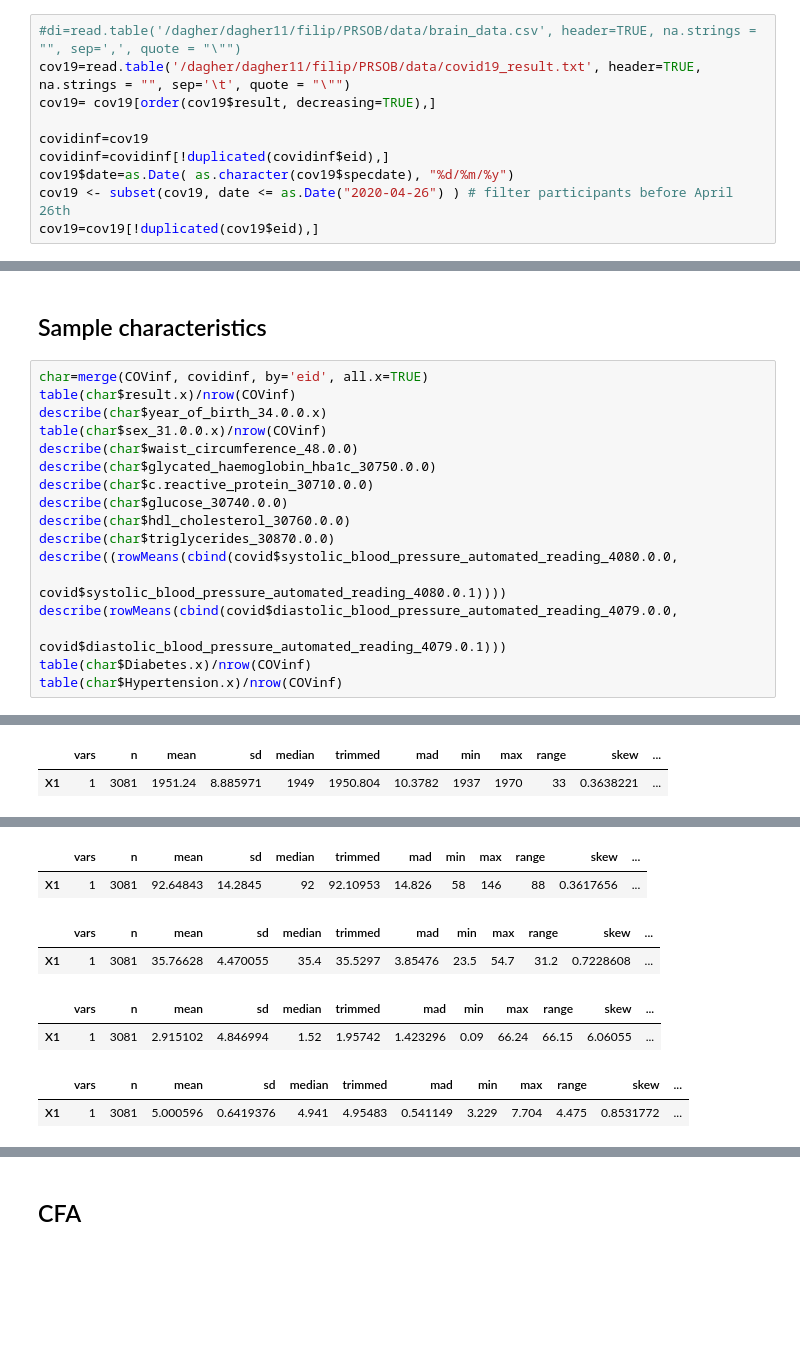
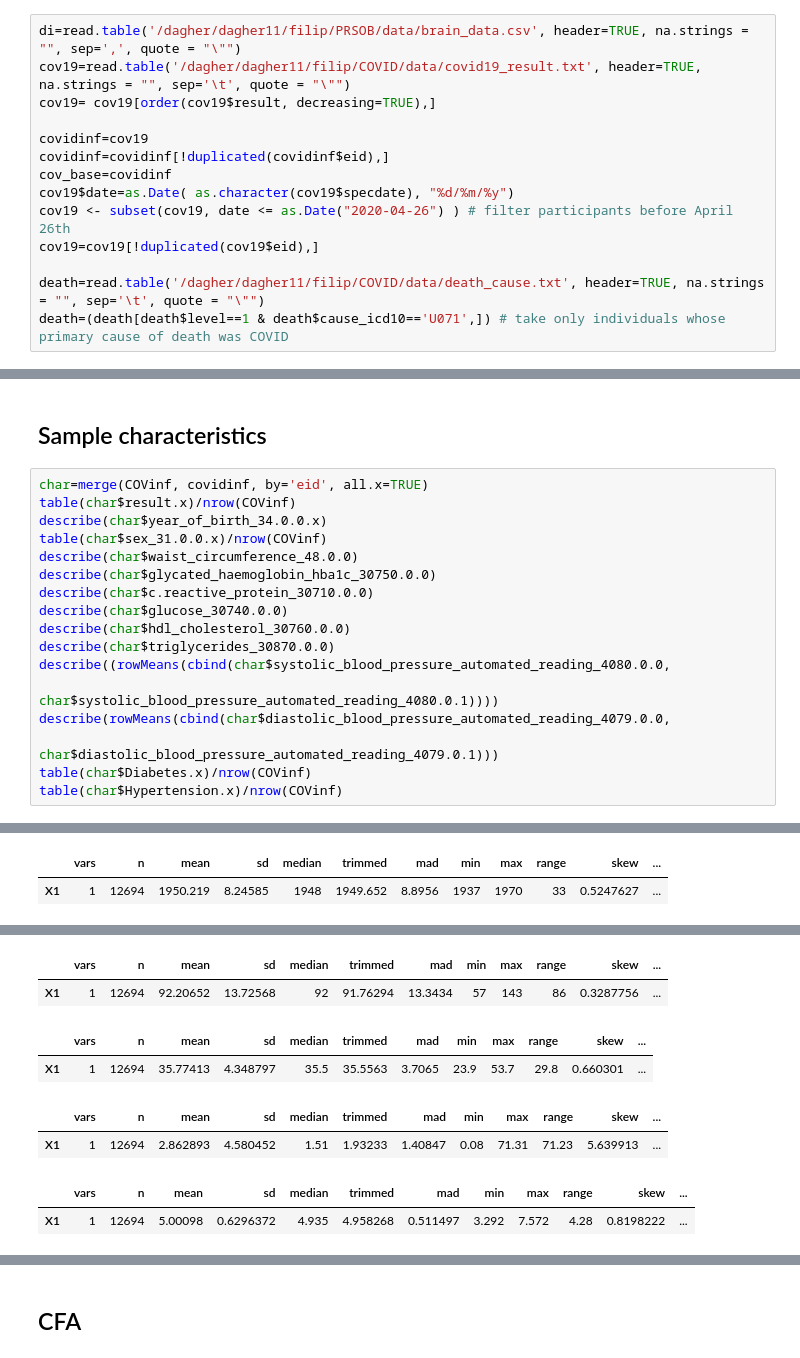
Before and after one commit to FilipMorys/COVID_MetS, a Jupyter notebook: COVID.ipynb, the cells around one changed output, grey strips where cells are left out. Saved outputs shown, nothing was run; the diff lists cells and outputs as text; blank space fills up the shorter version.

```diff
--- a/COVID.ipynb
+++ b/COVID.ipynb
@@ -46,15 +41,19 @@ a[!duplicated(a)]
 # %% [markdown]
 # Read in the data
 # %%
-#di=read.table('/dagher/dagher11/filip/PRSOB/data/brain_data.csv', header=TRUE, na.strings = "", sep=',', quote = "\"")
-cov19=read.table('/dagher/dagher11/filip/PRSOB/data/covid19_result.txt', header=TRUE, na.strings = "", sep='\t', quote = "\"")
+di=read.table('/dagher/dagher11/filip/PRSOB/data/brain_data.csv', header=TRUE, na.strings = "", sep=',', quote = "\"")
+cov19=read.table('/dagher/dagher11/filip/COVID/data/covid19_result.txt', header=TRUE, na.strings = "", sep='\t', quote = "\"")
 cov19= cov19[order(cov19$result, decreasing=TRUE),]
 
 covidinf=cov19
 covidinf=covidinf[!duplicated(covidinf$eid),]
+cov_base=covidinf
 cov19$date=as.Date( as.character(cov19$specdate), "%d/%m/%y")
 cov19 <- subset(cov19, date <= as.Date("2020-04-26") ) # filter participants before April 26th
 cov19=cov19[!duplicated(cov19$eid),]
+
+death=read.table('/dagher/dagher11/filip/COVID/data/death_cause.txt', header=TRUE, na.strings = "", sep='\t', quote = "\"")
+death=(death[death$level==1 & death$cause_icd10=='U071',]) # take only individuals whose primary cause of death was COVID
 # %% [markdown]
 ## Add hypertension and diabetes diagnosis
 # %%
@@ -145,10 +146,10 @@ describe(char$c.reactive_protein_30710.0.0)
 describe(char$glucose_30740.0.0)
 describe(char$hdl_cholesterol_30760.0.0)
 describe(char$triglycerides_30870.0.0)
-describe((rowMeans(cbind(covid$systolic_blood_pressure_automated_reading_4080.0.0,
-                                      covid$systolic_blood_pressure_automated_reading_4080.0.1))))
-describe(rowMeans(cbind(covid$diastolic_blood_pressure_automated_reading_4079.0.0,
-                                       covid$diastolic_blood_pressure_automated_reading_4079.0.1)))
+describe((rowMeans(cbind(char$systolic_blood_pressure_automated_reading_4080.0.0,
+                                      char$systolic_blood_pressure_automated_reading_4080.0.1))))
+describe(rowMeans(cbind(char$diastolic_blood_pressure_automated_reading_4079.0.0,
+                                       char$diastolic_blood_pressure_automated_reading_4079.0.1)))
 table(char$Diabetes.x)/nrow(COVinf)
 table(char$Hypertension.x)/nrow(COVinf)
 # %% [output]
@@ -157,2 +158,2 @@ table(char$Hypertension.x)/nrow(COVinf)
 |  | vars | n | mean | sd | median | trimmed | mad | min | max | range | skew | ... |
-| X1 | 1 | 3081 | 1951.24 | 8.885971 | 1949 | 1950.804 | 10.3782 | 1937 | 1970 | 33 | 0.3638221 | ... |
+| X1 | 1 | 12694 | 1950.219 | 8.24585 | 1948 | 1949.652 | 8.8956 | 1937 | 1970 | 33 | 0.5247627 | ... |
@@ -161,9 +162,9 @@ table(char$Hypertension.x)/nrow(COVinf)
 |  | vars | n | mean | sd | median | trimmed | mad | min | max | range | skew | ... |
-| X1 | 1 | 3081 | 92.64843 | 14.2845 | 92 | 92.10953 | 14.826 | 58 | 146 | 88 | 0.3617656 | ... |
+| X1 | 1 | 12694 | 92.20652 | 13.72568 | 92 | 91.76294 | 13.3434 | 57 | 143 | 86 | 0.3287756 | ... |
 |  | vars | n | mean | sd | median | trimmed | mad | min | max | range | skew | ... |
-| X1 | 1 | 3081 | 35.76628 | 4.470055 | 35.4 | 35.5297 | 3.85476 | 23.5 | 54.7 | 31.2 | 0.7228608 | ... |
+| X1 | 1 | 12694 | 35.77413 | 4.348797 | 35.5 | 35.5563 | 3.7065 | 23.9 | 53.7 | 29.8 | 0.660301 | ... |
 |  | vars | n | mean | sd | median | trimmed | mad | min | max | range | skew | ... |
-| X1 | 1 | 3081 | 2.915102 | 4.846994 | 1.52 | 1.95742 | 1.423296 | 0.09 | 66.24 | 66.15 | 6.06055 | ... |
+| X1 | 1 | 12694 | 2.862893 | 4.580452 | 1.51 | 1.93233 | 1.40847 | 0.08 | 71.31 | 71.23 | 5.639913 | ... |
 |  | vars | n | mean | sd | median | trimmed | mad | min | max | range | skew | ... |
-| X1 | 1 | 3081 | 5.000596 | 0.6419376 | 4.941 | 4.95483 | 0.541149 | 3.229 | 7.704 | 4.475 | 0.8531772 | ... |
+| X1 | 1 | 12694 | 5.00098 | 0.6296372 | 4.935 | 4.958268 | 0.511497 | 3.292 | 7.572 | 4.28 | 0.8198222 | ... |
 |  | vars | n | mean | sd | median | trimmed | mad | min | max | range | skew | ... |
```
Also changed, not shown: parts of 35 cells of this notebook.
